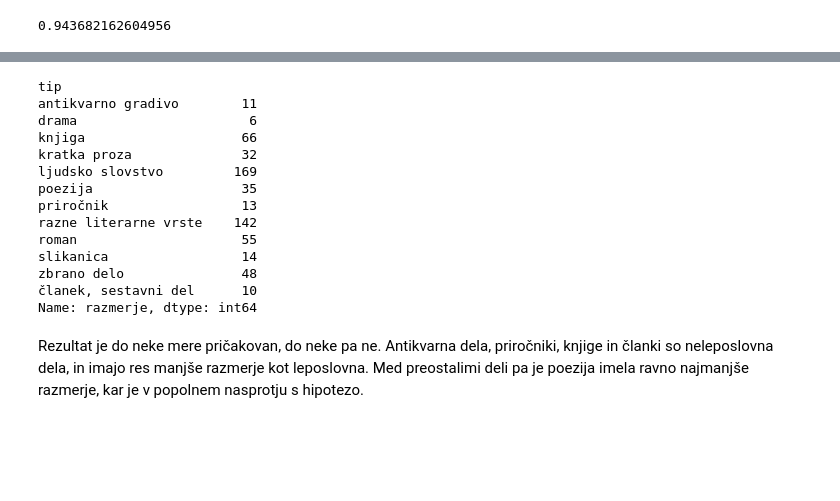
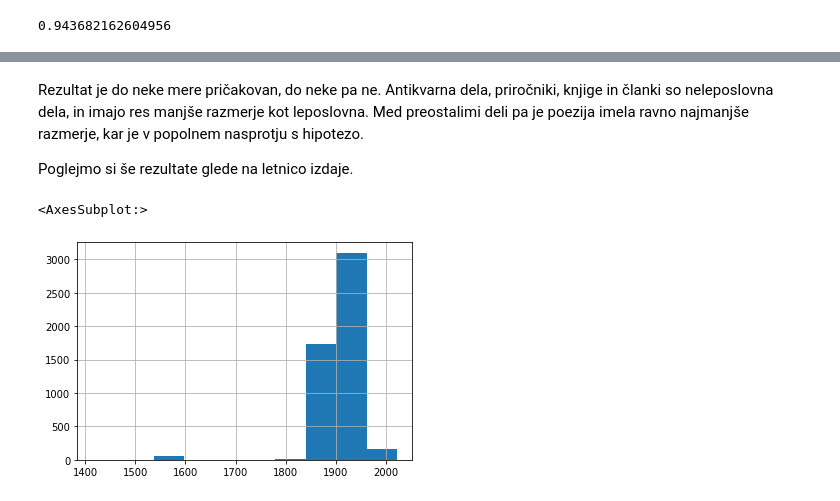
Before and after one commit to k3ap/prog1-projektna-naloga, a Jupyter notebook: analiza.ipynb, the cells around one changed output, grey strips where cells are left out. Saved outputs shown, nothing was run; the diff lists cells and outputs as text; code cells hidden in the pictures; blank space fills up the shorter version.

```diff
--- a/analiza.ipynb
+++ b/analiza.ipynb
@@ -256,21 +268,12 @@ vrste.razmerje.mean()[r>5].sort_values().plot.bar()
-# %%
-r[r>5]
-# %% [output]
-tip
-antikvarno gradivo        11
-drama                      6
-knjiga                    66
-kratka proza              32
-ljudsko slovstvo         169
-poezija                   35
-priročnik                 13
-razne literarne vrste    142
-roman                     55
-slikanica                 14
-zbrano delo               48
-članek, sestavni del      10
-Name: razmerje, dtype: int64
 # %% [markdown]
 Rezultat je do neke mere pričakovan, do neke pa ne.
 Antikvarna dela, priročniki, knjige in članki so neleposlovna dela, in imajo res manjše razmerje kot leposlovna.
 Med preostalimi deli pa je poezija imela ravno najmanjše razmerje, kar je v popolnem nasprotju s hipotezo.
+
+Poglejmo si še rezultate glede na letnico izdaje.
+# %%
+zanimivi_z_letnico = zanimivi[zanimivi.leto > -1]
+zanimivi_z_letnico.leto.hist()
+# %% [output]
+<AxesSubplot:>
+[figure, added]
```
Also changed, not shown: parts of 15 cells of this notebook, 2 other files.
